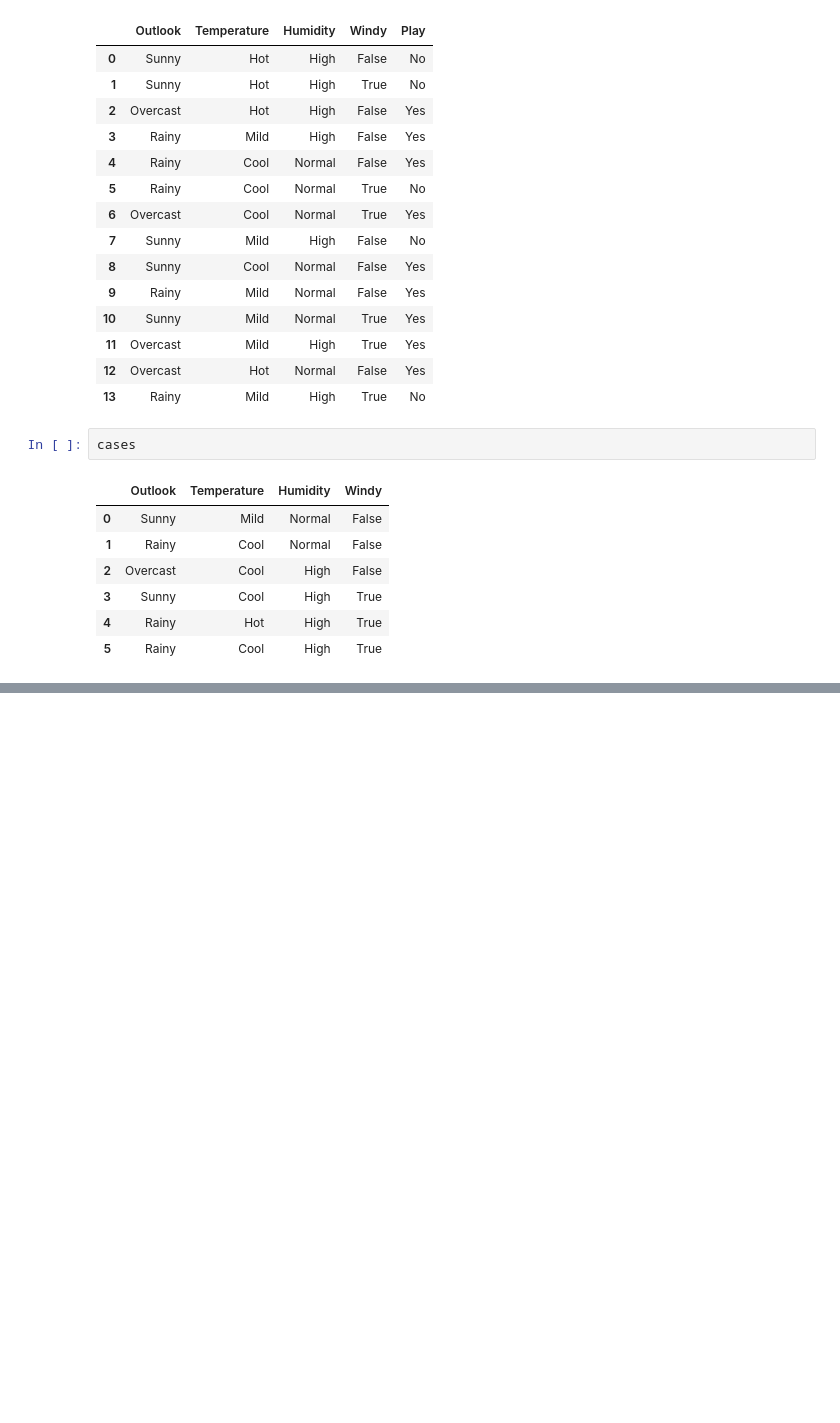
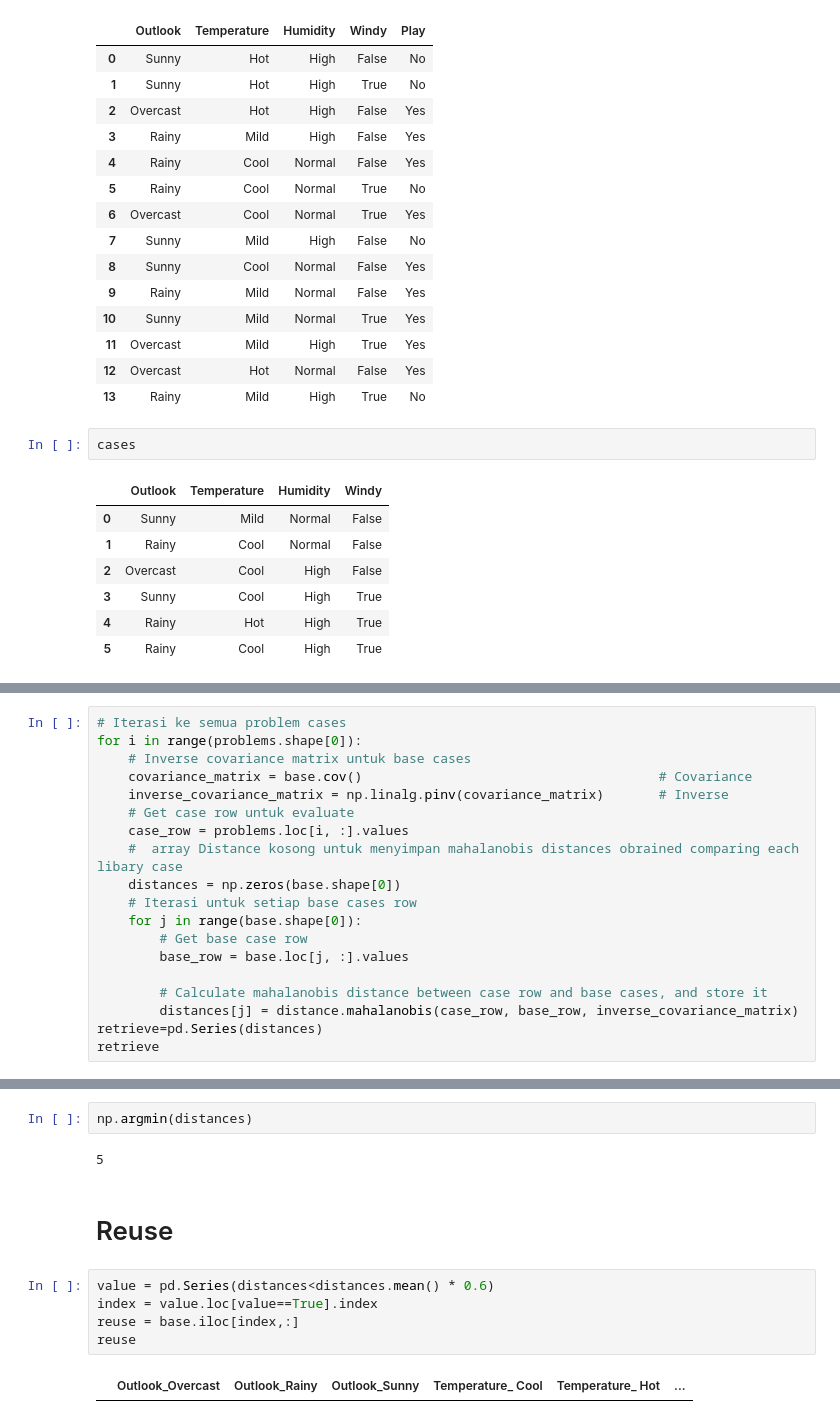
Before and after one commit to TeguhPermana666/CBR-System, a Jupyter notebook: cbrs.ipynb, the cells around one changed output, grey strips where cells are left out. Saved outputs shown, nothing was run; the diff lists cells and outputs as text; blank space fills up the shorter version.

```diff
--- a/cbrs.ipynb
+++ b/cbrs.ipynb
@@ -39,0 +88,19 @@ Tahap retrieve merupakan tahapan mencari solusi dari kasus lama yang relevan den
+# %%
+# Iterasi ke semua problem cases
+for i in range(problems.shape[0]):
+    # Inverse covariance matrix untuk base cases
+    covariance_matrix = base.cov()                                      # Covariance
+    inverse_covariance_matrix = np.linalg.pinv(covariance_matrix)       # Inverse
+    # Get case row untuk evaluate
+    case_row = problems.loc[i, :].values
+    #  array Distance kosong untuk menyimpan mahalanobis distances obrained comparing each libary case
+    distances = np.zeros(base.shape[0])
+    # Iterasi untuk setiap base cases row
+    for j in range(base.shape[0]):
+        # Get base case row
+        base_row = base.loc[j, :].values
+
+        # Calculate mahalanobis distance between case row and base cases, and store it
+        distances[j] = distance.mahalanobis(case_row, base_row, inverse_covariance_matrix)
+retrieve=pd.Series(distances)
+retrieve
@@ -39,0 +123,13 @@ Tahap retrieve merupakan tahapan mencari solusi dari kasus lama yang relevan den
+# %%
+np.argmin(distances)
+# %% [output]
+5
+# %% [markdown]
+# Reuse
+# %%
+value = pd.Series(distances<distances.mean() * 0.6)
+index = value.loc[value==True].index
+reuse = base.iloc[index,:]
+reuse
+# %% [output]
+|  | Outlook_Overcast | Outlook_Rainy | Outlook_Sunny | Temperature_ Cool | Temperature_ Hot | ... |
```
Also changed, not shown: parts of 15 cells of this notebook, 6 other files.
